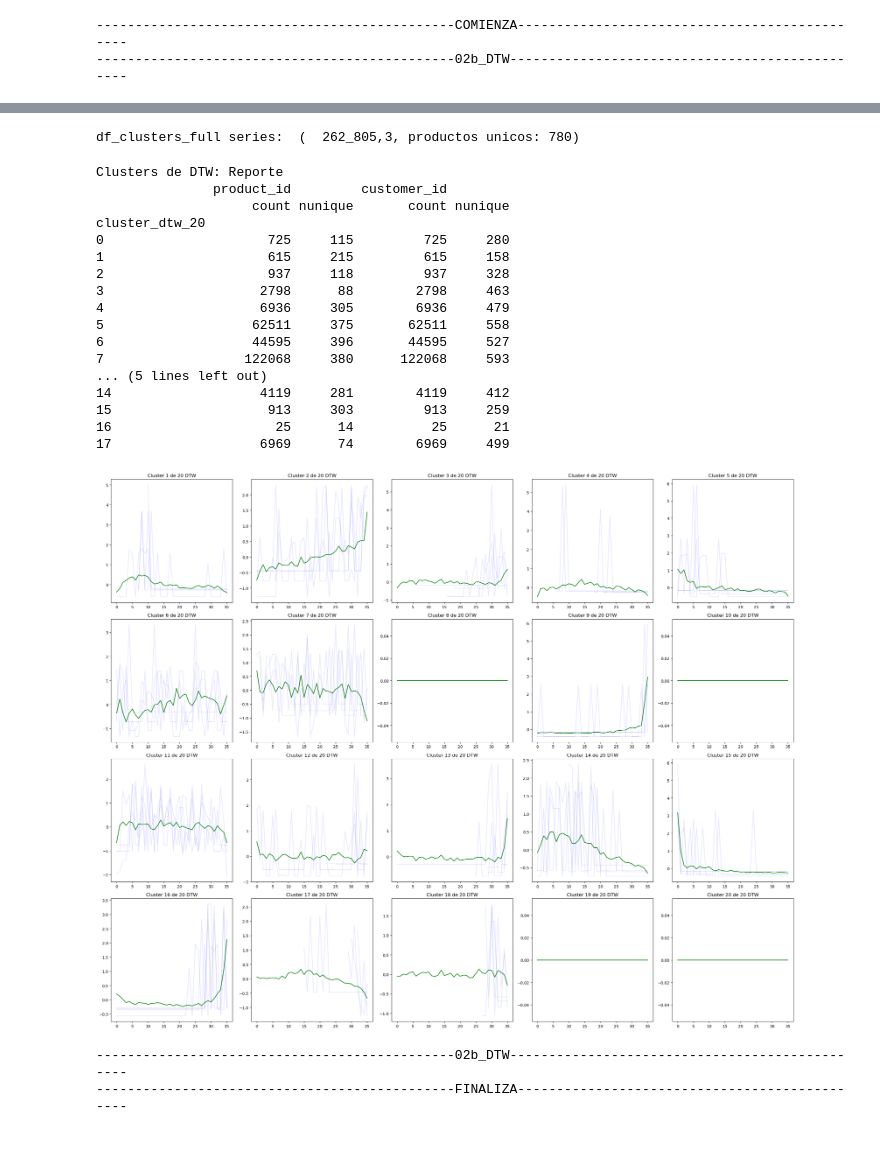
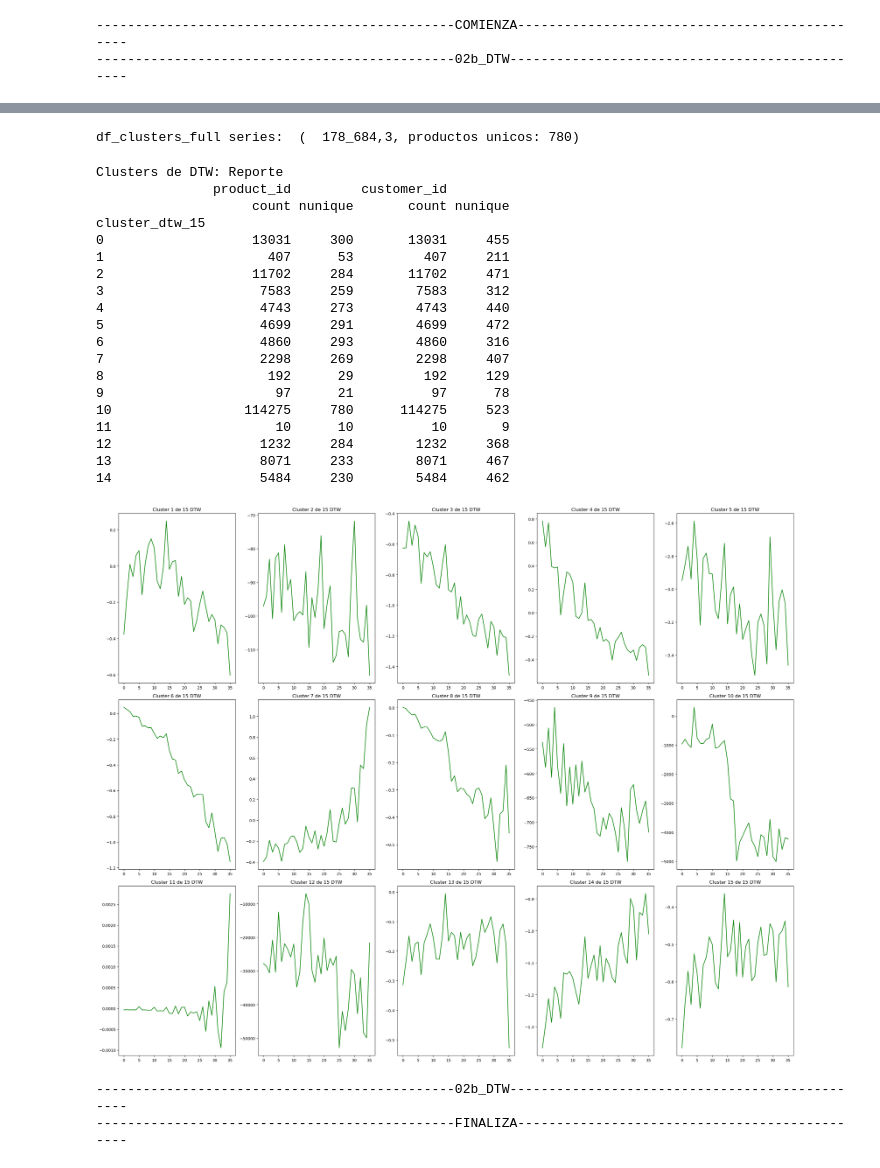
Before and after one commit to waldof86/labo3-2024v, a Jupyter notebook: Proyecto/02b_DTW.ipynb, the cells around one changed output, grey strips where cells are left out. Drawn from its saved outputs; the diff is of its cells as text; code cells hidden in the pictures.

```diff
--- a/Proyecto/02b_DTW.ipynb
+++ b/Proyecto/02b_DTW.ipynb
@@ -65,8 +65,8 @@ df_norm = df_norm.with_columns(
     (pl.col('periodo_dt').dt.month() - primer_periodo.month)).alias('mes_indice')
 )
 # %%
-fijos = 200
-sample = 200
+fijos = 150
+sample = 150
 
 productos_fijos = overall_prod_stats.select(['product_id', 'total_tn']).sort('total_tn',descending = True)[:fijos][:,0]
 productos_sample = overall_prod_stats.select(['product_id', 'total_tn']).sort('total_tn',descending = True)[fijos:][:,0].sample(sample, seed=42)
@@ -125,10 +125,12 @@ X_fit series:    (4_394_448,1)
 # %%
 start_time = datetime.now()
 
-model = TimeSeriesKMeans(n_clusters=clusters[0], metric="dtw",
-                        init_algorithm = 'kmeans++',
-                        n_init=2, max_iter=200, tol=10000,
+model = TimeSeriesKMeans(n_clusters=clusters[0],
+                        metric="dtw",
+                        init_algorithm = 'forgy',
+                        n_init=1, max_iter=10, tol=10,
                         verbose = True,
+                        averaging_method='mean',
                         random_state=42
                         )
 x_clusters_dtw = model.fit_predict(X_train)
@@ -179,9 +178,9 @@ df_clusters_full.to_parquet(f"{folder}/{path_dtw}", index=False)
 
 print(f"df_clusters_full series:  ({df_clusters_full.shape[0]:>9_d},{df_clusters_full.shape[1]:_d}, productos unicos: {df_clusters_full['product_id'].nunique()})")
 # %% [output]
-df_clusters_full series:  (  262_805,3, productos unicos: 780)
+df_clusters_full series:  (  178_684,3, productos unicos: 780)
 # %%
-report = df_clusters_full.groupby('cluster_dtw_20').agg(['count', 'nunique'])
+report = df_clusters_full.groupby(f'cluster_dtw_{clusters[0]:0>2}').agg(['count', 'nunique'])
 
 print('Clusters de DTW: Reporte')
 print(report)
@@ -189,20 +188,22 @@ print(report)
 Clusters de DTW: Reporte
                product_id         customer_id
                     count nunique       count nunique
-cluster_dtw_20
-0                     725     115         725     280
-1                     615     215         615     158
-2                     937     118         937     328
-3                    2798      88        2798     463
-4                    6936     305        6936     479
-5                   62511     375       62511     558
-6                   44595     396       44595     527
-7                  122068     380      122068     593
-... (5 lines left out)
-14                   4119     281        4119     412
-15                    913     303         913     259
-16                     25      14          25      21
-17                   6969      74        6969     499
+cluster_dtw_15
+0                   13031     300       13031     455
+1                     407      53         407     211
+2                   11702     284       11702     471
+3                    7583     259        7583     312
+4                    4743     273        4743     440
+5                    4699     291        4699     472
+6                    4860     293        4860     316
+7                    2298     269        2298     407
+8                     192      29         192     129
+9                      97      21          97      78
+10                 114275     780      114275     523
+11                     10      10          10       9
+12                   1232     284        1232     368
+13                   8071     233        8071     467
+14                   5484     230        5484     462
 # %%
 dibu = df_train[['product_id', 'customer_id']].drop_duplicates().reset_index(drop=True)
 dibu['cluster'] = x_clusters_dtw
@@ -210,27 +211,27 @@ dibu = dibu.merge(df_train[['product_id', 'customer_id', 'mes_indice','tn_norm']
 dibu = dibu.pivot(index=['product_id','customer_id','cluster'], columns='mes_indice', values='tn_norm').reset_index()
 # %%
 sample = 100
-
-fig, axs = plt.subplots(4, 5, figsize=(25, 20))
+dibu_sample = pd.DataFrame()
+fig, axs = plt.subplots(3, 5, figsize=(25, 20))
 
 y_pred = x_clusters_dtw
 
 for j in range(clusters[0]):
     axs[j//5, j%5].plot(model.cluster_centers_[j].ravel(), color='green')
     axs[j//5, j%5].set_title(f"Cluster {j+1} de {clusters[0]} DTW")
     try:
         dibu_sample = dibu[dibu['cluster']==j].sample(min(dibu_sample.shape[0],sample), random_state=42)
     except:
         continue
 
     for s in range(min(dibu_sample.shape[0],sample)):
-        axs[j//5, j%5].plot(dibu_sample.iloc[s,3:].values, color='blue', alpha=0.1)
+        axs[j//5, j%5].plot(dibu_sample.iloc[s,3:].values, color='blue', alpha=0.5)
 
 plt.tight_layout()
 
 plt.show()
 # %% [output]
-[figure, old version]
+[figure, new version]
 # %%
 print(f"{fase:-^100}")
 print(f"{'FINALIZA':-^100}\n\n\n")
```
Also changed, not shown: parts of 8 cells of this notebook, 5 other files.
